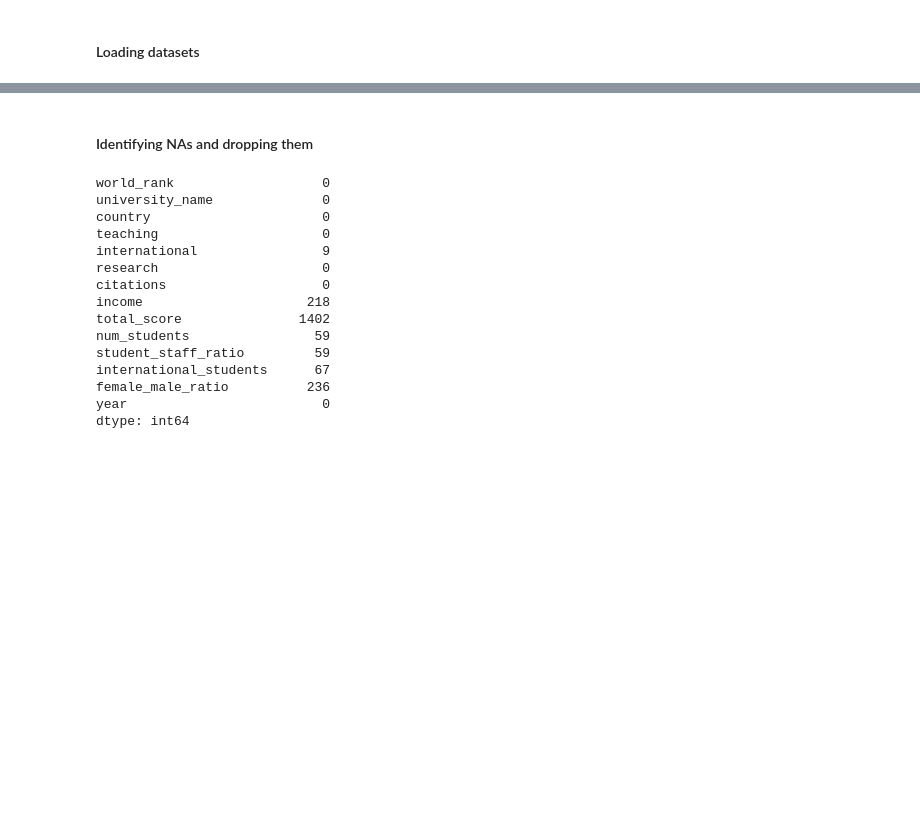
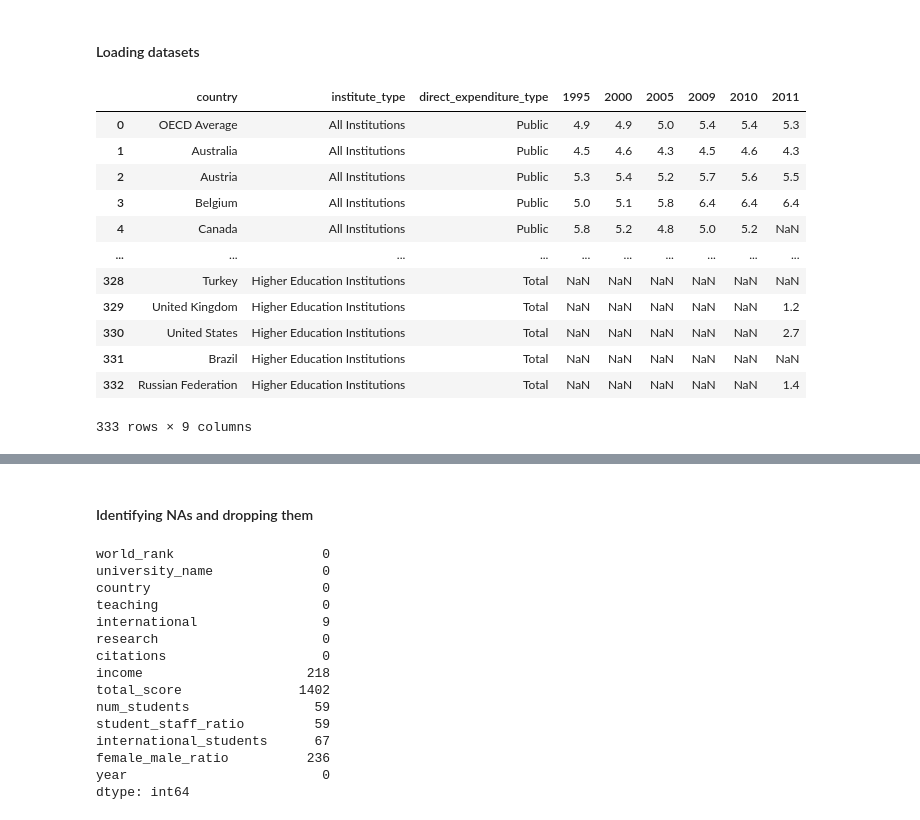
Before and after one commit to DaniDataScience/Python_coding_3, a Jupyter notebook: HW_Beni.ipynb, the cells around one changed output, grey strips where cells are left out. Saved outputs shown, nothing was run; the diff lists cells and outputs as text; code cells hidden in the pictures; blank space fills up the shorter version.

```diff
--- a/HW_Beni.ipynb
+++ b/HW_Beni.ipynb
@@ -7,7 +7,22 @@ import re
 # %%
 # loading the education expenditure
 url1="https://raw.githubusercontent.com/DaniDataScience/Python_coding_3/main/education_expenditure.csv"
 edu_exp=pd.read_csv('education_expenditure.csv')
+edu_exp
+# %% [output]
+|  | country | institute_type | direct_expenditure_type | 1995 | 2000 | 2005 | 2009 | 2010 | 2011 |
+| 0 | OECD Average | All Institutions | Public | 4.9 | 4.9 | 5.0 | 5.4 | 5.4 | 5.3 |
+| 1 | Australia | All Institutions | Public | 4.5 | 4.6 | 4.3 | 4.5 | 4.6 | 4.3 |
+| 2 | Austria | All Institutions | Public | 5.3 | 5.4 | 5.2 | 5.7 | 5.6 | 5.5 |
+| 3 | Belgium | All Institutions | Public | 5.0 | 5.1 | 5.8 | 6.4 | 6.4 | 6.4 |
+| 4 | Canada | All Institutions | Public | 5.8 | 5.2 | 4.8 | 5.0 | 5.2 | NaN |
+| ... | ... | ... | ... | ... | ... | ... | ... | ... | ... |
+| 328 | Turkey | Higher Education Institutions | Total | NaN | NaN | NaN | NaN | NaN | NaN |
+| 329 | United Kingdom | Higher Education Institutions | Total | NaN | NaN | NaN | NaN | NaN | 1.2 |
+| 330 | United States | Higher Education Institutions | Total | NaN | NaN | NaN | NaN | NaN | 2.7 |
+| 331 | Brazil | Higher Education Institutions | Total | NaN | NaN | NaN | NaN | NaN | NaN |
+| 332 | Russian Federation | Higher Education Institutions | Total | NaN | NaN | NaN | NaN | NaN | 1.4 |
+333 rows × 9 columns
 # %%
 # loading the Times data set
 times_data=pd.read_csv("https://raw.githubusercontent.com/DaniDataScience/Python_coding_3/main/times_Data_er.csv")
```
Also changed, not shown: parts of 33 cells of this notebook.
